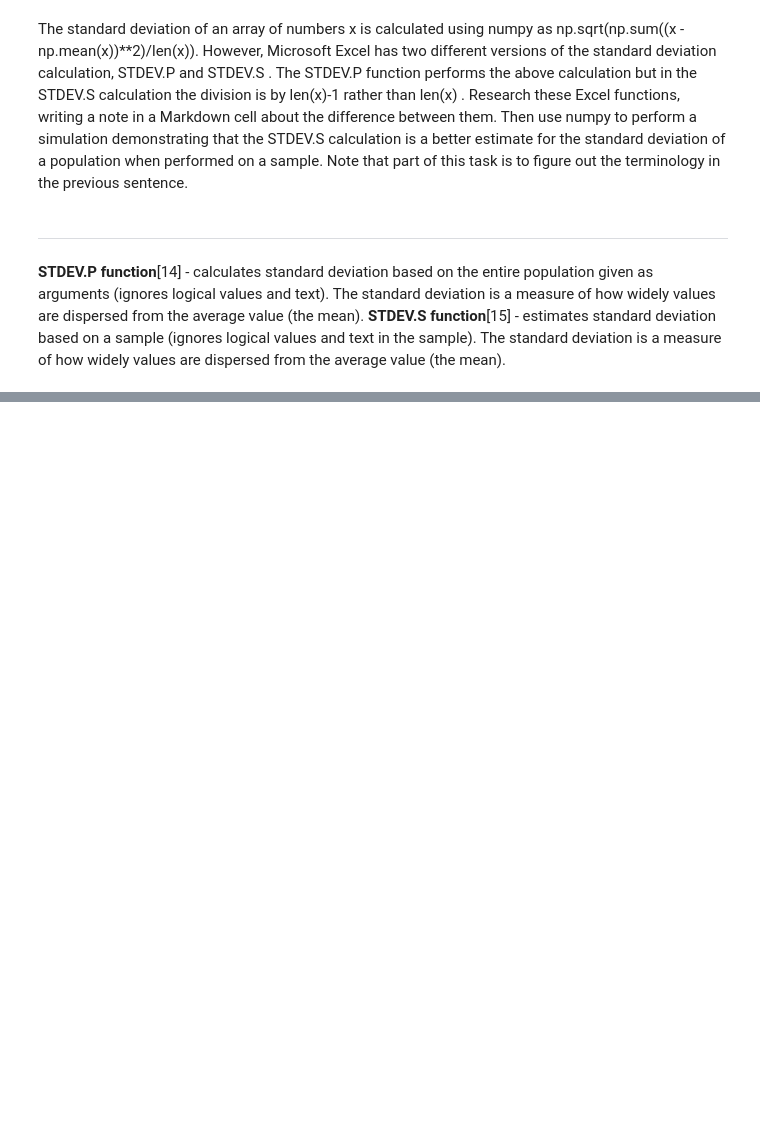
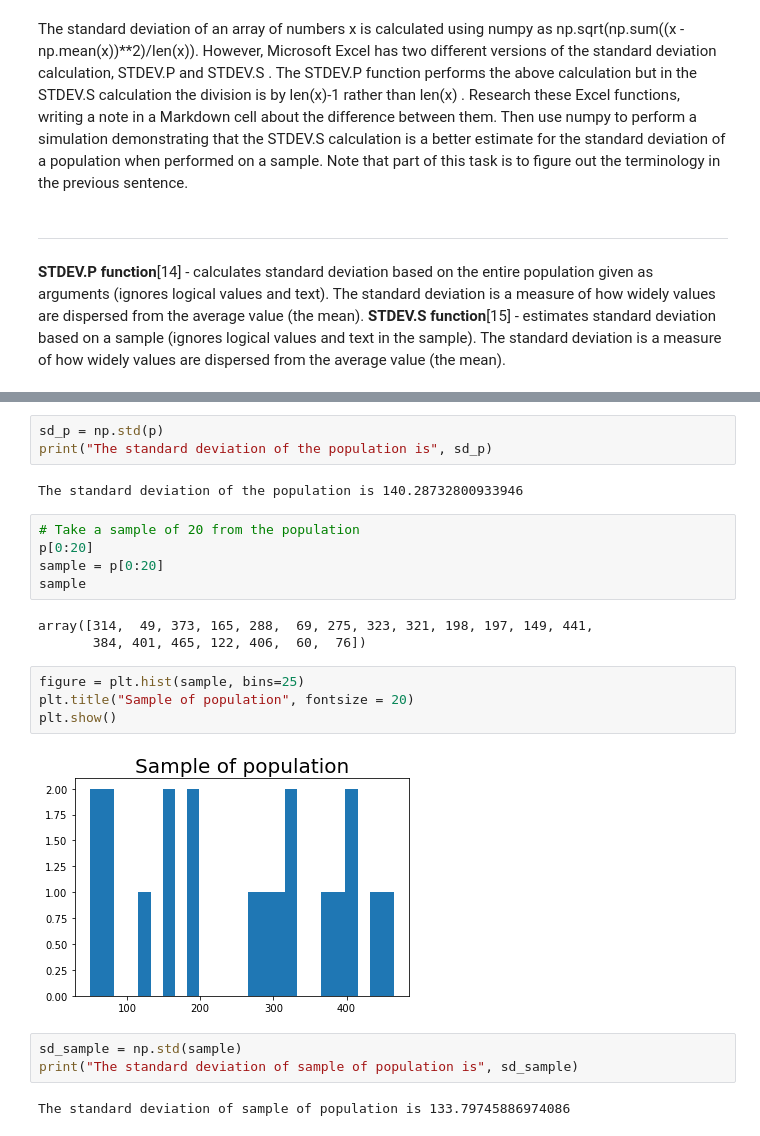
Before and after one commit to karolinaszafranbelzowska/Machine-Learning-and-Statistic---Tasks-assesments, a Jupyter notebook: tasks.ipynb, the cells around one changed output, grey strips where cells are left out. Drawn from its saved outputs; the diff is of its cells as text; blank space fills up the shorter version.

```diff
--- a/tasks.ipynb
+++ b/tasks.ipynb
@@ -234,0 +278,24 @@ The standard deviation is a measure of how widely values are dispersed from the
+# %%
+sd_p = np.std(p)
+print("The standard deviation of the population is", sd_p)
+# %% [output]
+The standard deviation of the population is 140.28732800933946
+# %%
+# Take a sample of 20 from the population
+p[0:20]
+sample = p[0:20]
+sample
+# %% [output]
+array([314,  49, 373, 165, 288,  69, 275, 323, 321, 198, 197, 149, 441,
+       384, 401, 465, 122, 406,  60,  76])
+# %%
+figure = plt.hist(sample, bins=25)
+plt.title("Sample of population", fontsize = 20)
+plt.show()
+# %% [output]
+[figure, added]
+# %%
+sd_sample = np.std(sample)
+print("The standard deviation of sample of population is", sd_sample)
+# %% [output]
+The standard deviation of sample of population is 133.79745886974086
```
Also changed, not shown: parts of 9 cells of this notebook.
